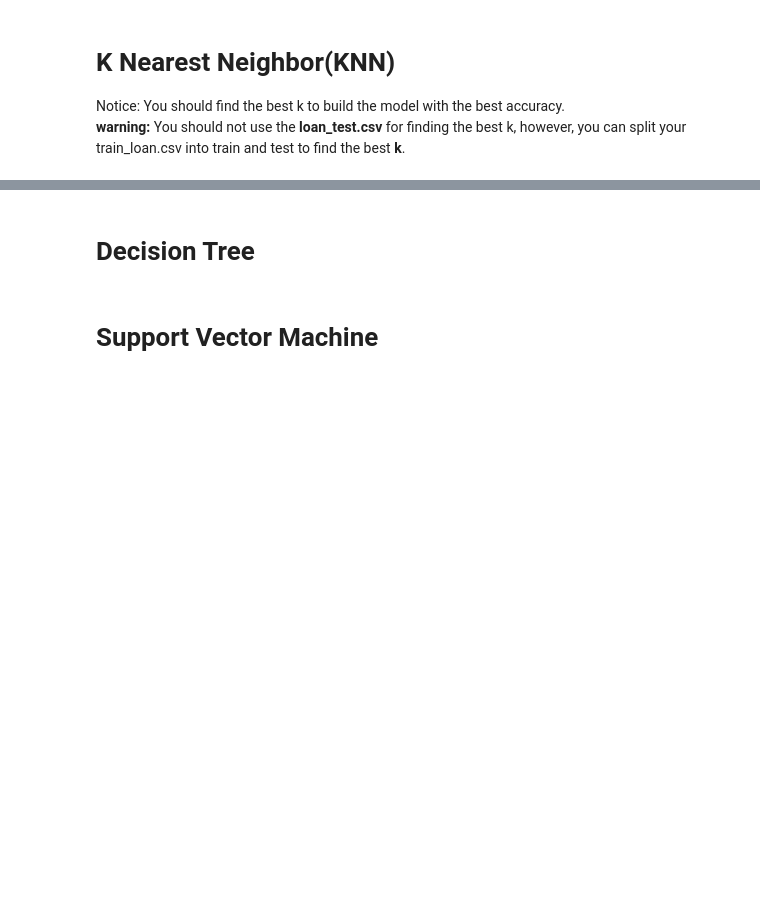
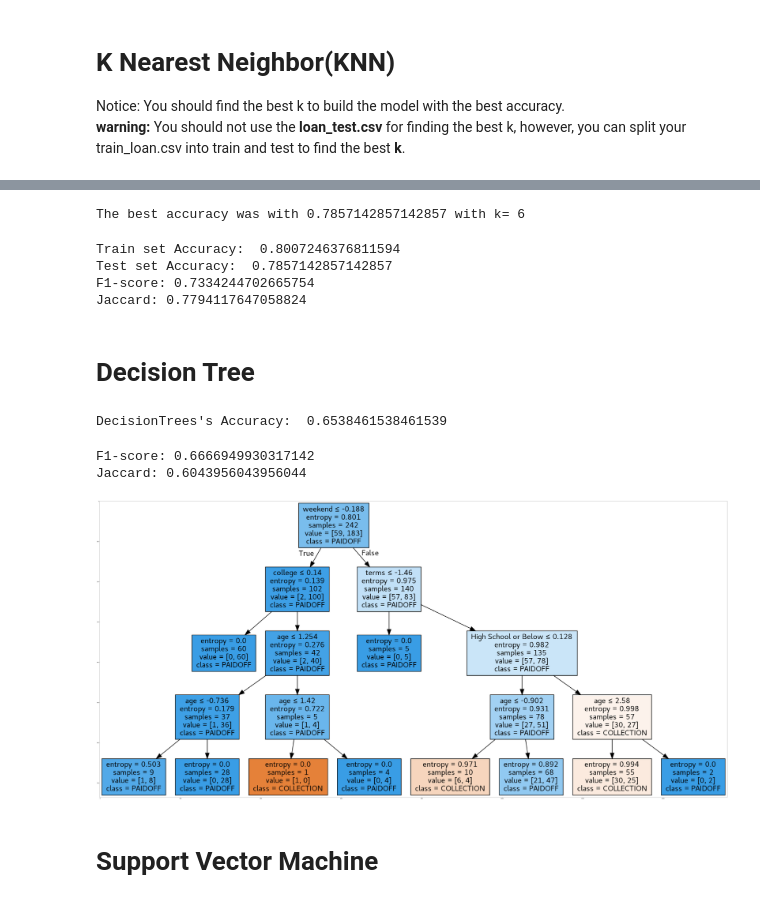
Before and after one commit to kheinermm/data-science-projects, a Jupyter notebook: Capstone-ML-Proj-Loan-py.ipynb.ipynb, the cells around one changed output, grey strips where cells are left out. Saved outputs shown, nothing was run; the diff lists cells and outputs as text; code cells hidden in the pictures; blank space fills up the shorter version.

```diff
--- a/Capstone-ML-Proj-Loan-py.ipynb.ipynb
+++ b/Capstone-ML-Proj-Loan-py.ipynb.ipynb
@@ -279,4 +266,71 @@ Notice: You should find the best k to build the model with the best accuracy.\
+# %%
+from sklearn.neighbors import KNeighborsClassifier
+from sklearn import metrics
+Ks = 10
+mean_acc = np.zeros((Ks-1))
+std_acc = np.zeros((Ks-1))
+
+for n in range(1,Ks):
+
+    #Train Model and Predict
+    neigh = KNeighborsClassifier(n_neighbors = n).fit(X_train,y_train)
+    yhat=neigh.predict(X_test)
+    mean_acc[n-1] = metrics.accuracy_score(y_test, yhat)
+
+
+    std_acc[n-1]=np.std(yhat==y_test)/np.sqrt(yhat.shape[0])
+
+print( "The best accuracy was with", mean_acc.max(), "with k=", mean_acc.argmax()+1)
+# %% [output]
+The best accuracy was with 0.7857142857142857 with k= 6
+# %%
+k = mean_acc.argmax()+1
+#Train Model and Predict
+neigh = KNeighborsClassifier(n_neighbors = k).fit(X_train,y_train)
+yhat = neigh.predict(X_test)
+print("Train set Accuracy: ", metrics.accuracy_score(y_train, neigh.predict(X_train)))
+print("Test set Accuracy: ", metrics.accuracy_score(y_test, yhat))
+from sklearn.metrics import jaccard_score, f1_score, log_loss
+print("F1-score:",f1_score(y_test, yhat, average='weighted'))
+print("Jaccard:",jaccard_score(y_test, yhat,pos_label=0))
+# %% [output]
+Train set Accuracy:  0.8007246376811594
+Test set Accuracy:  0.7857142857142857
+F1-score: 0.7334244702665754
+Jaccard: 0.7794117647058824
 # %% [markdown]
 # Decision Tree
+# %%
+from sklearn.tree import DecisionTreeClassifier
+y_tree = df['loan_status'].values
+X_trainset, X_testset, y_trainset, y_testset = train_test_split(X, y_tree, test_size=0.3, random_state=3)
+# %%
+loanTree = DecisionTreeClassifier(criterion="entropy", max_depth = 4)
+loanTree.fit(X_trainset,y_trainset)
+predTree = loanTree.predict(X_testset)
+print("DecisionTrees's Accuracy: ", metrics.accuracy_score(y_testset, predTree))
+# %% [output]
+DecisionTrees's Accuracy:  0.6538461538461539
+# %%
+from  io import StringIO
+import pydotplus
+import matplotlib.image as mpimg
+from sklearn import tree
+
+dot_data = StringIO()
+filename = "loantree.png"
+featureNames = Feature.columns[0:8]
+out=tree.export_graphviz(loanTree,feature_names=featureNames, out_file=dot_data, class_names= np.unique(y_trainset), filled=True,  special_characters=True,rotate=False)
+graph = pydotplus.graph_from_dot_data(dot_data.getvalue())
+graph.write_png(filename)
+img = mpimg.imread(filename)
+plt.figure(figsize=(100, 200))
+plt.imshow(img,interpolation='nearest')
+print("F1-score:",f1_score(y_testset, predTree, average='weighted'))
+print("Jaccard:",jaccard_score(y_testset, predTree,pos_label='PAIDOFF'))
+# %% [output]
+F1-score: 0.6666949930317142
+Jaccard: 0.6043956043956044
+[figure, added]
 # %% [markdown]
 # Support Vector Machine
```
Also changed, not shown: parts of 16 cells of this notebook.
